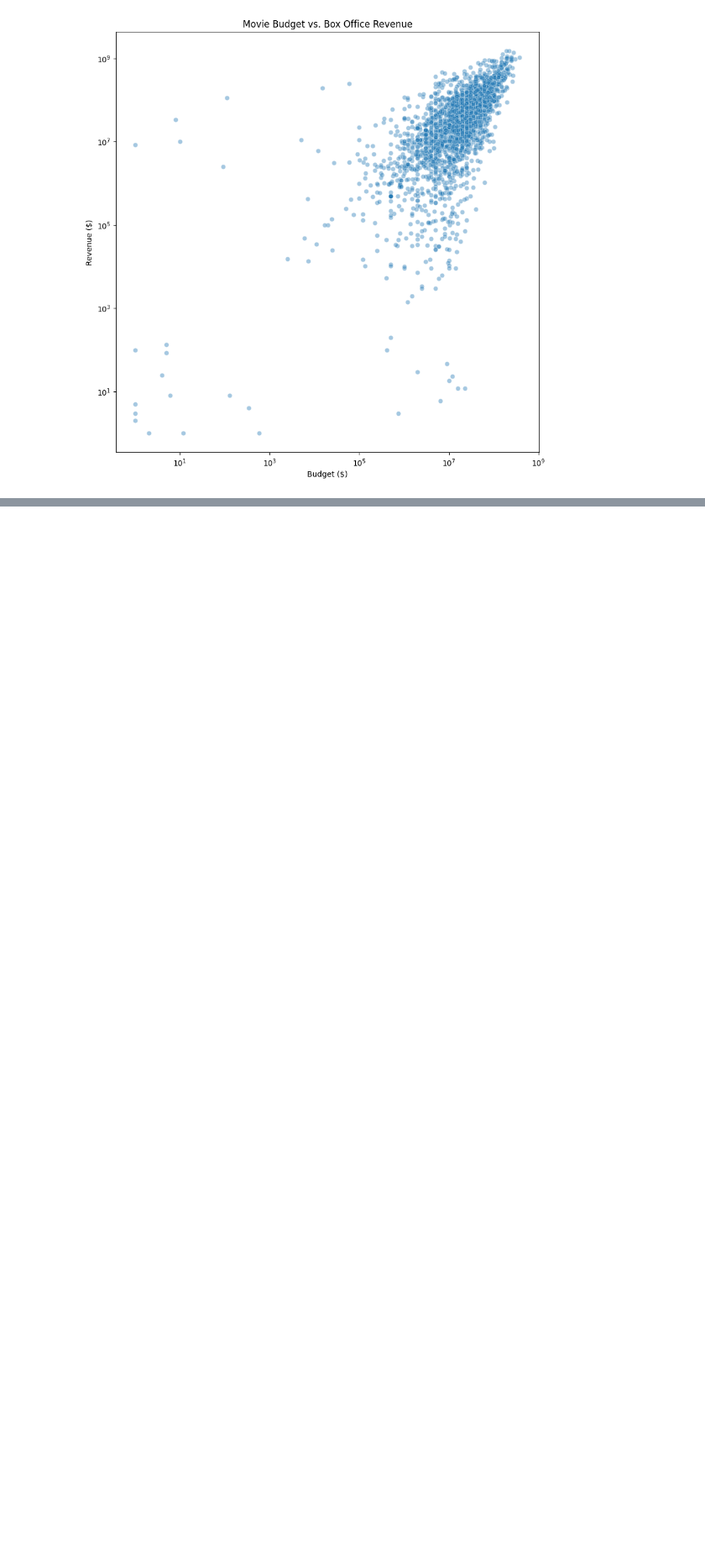
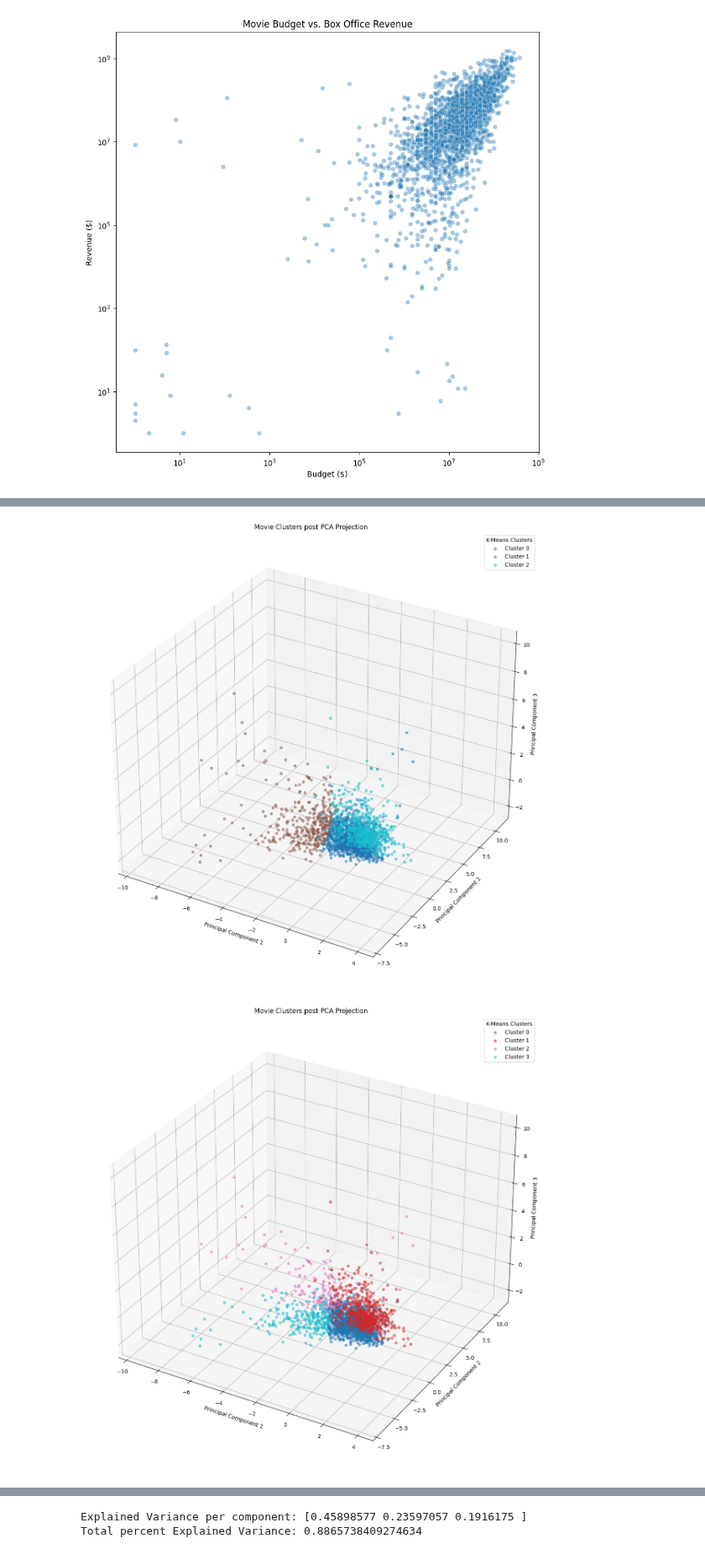
Before and after one commit to Erdos-Projects/fall-2026-executive-producers, a Jupyter notebook: anthony-exec-prod-eda.ipynb, the cells around one changed output, grey strips where cells are left out. Shown at 84% size. Cells and saved outputs as stored; diff of their text form; code cells hidden in the pictures; blank space fills up the shorter version.

Commit message:
Updated Clustering EDA

```diff
--- a/anthony-exec-prod-eda.ipynb
+++ b/anthony-exec-prod-eda.ipynb
@@ -173,0 +206,8 @@ Explained Variance: [0.45898577 0.23597057]
+# %%
+for i in kmeans_list:
+    pca_output = PCA_cluster_test(i, pca_dim = 3)
+print(f'Explained Variance per component: { pca_output.explained_variance_ratio_}')
+print(f'Total percent Explained Variance: { sum(pca_output.explained_variance_ratio_)}')
+# %% [output]
+[figure, added]
+[figure, added]
@@ -173,0 +216,2 @@ Explained Variance: [0.45898577 0.23597057]
+Explained Variance per component: [0.45898577 0.23597057 0.1916175 ]
+Total percent Explained Variance: 0.8865738409274634
```
Also changed, not shown: parts of 2 cells of this notebook.
